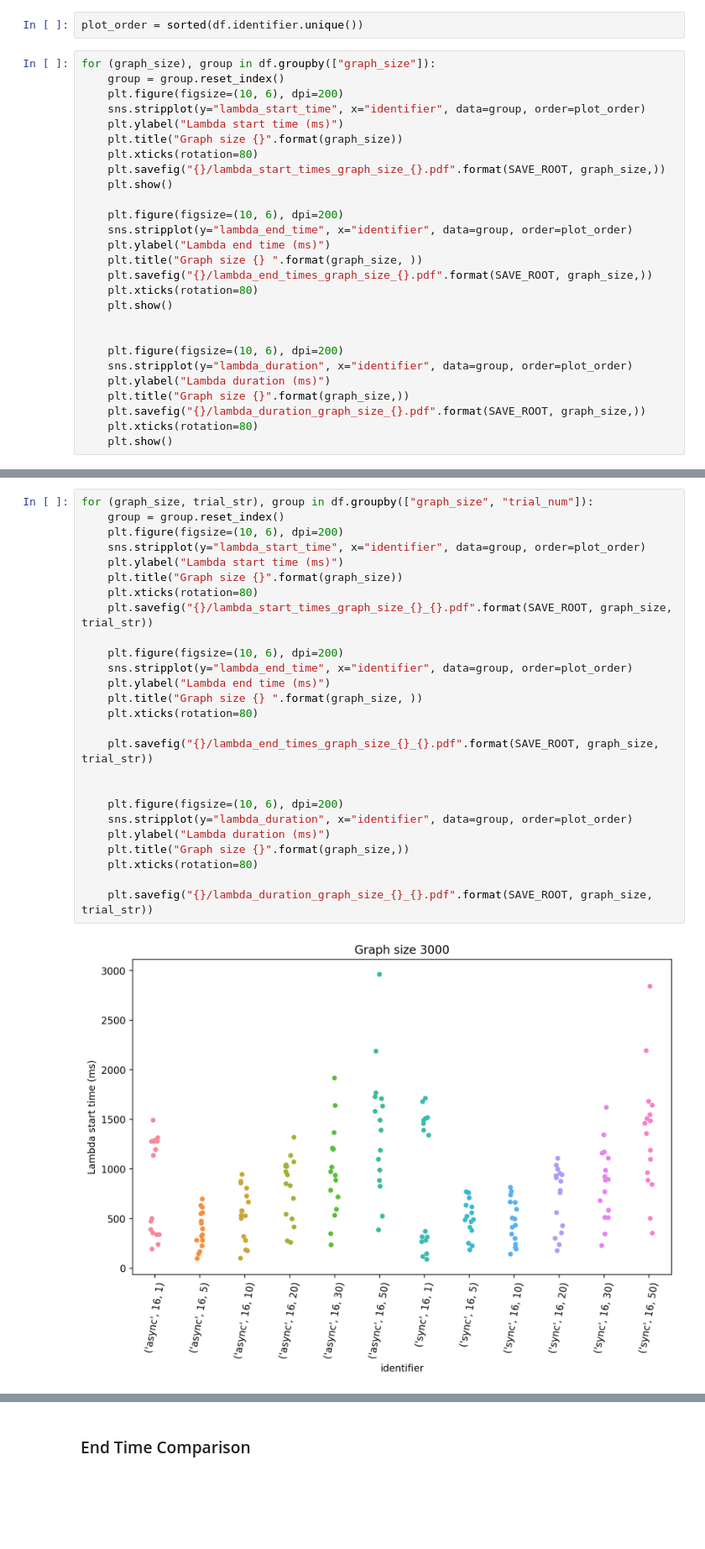
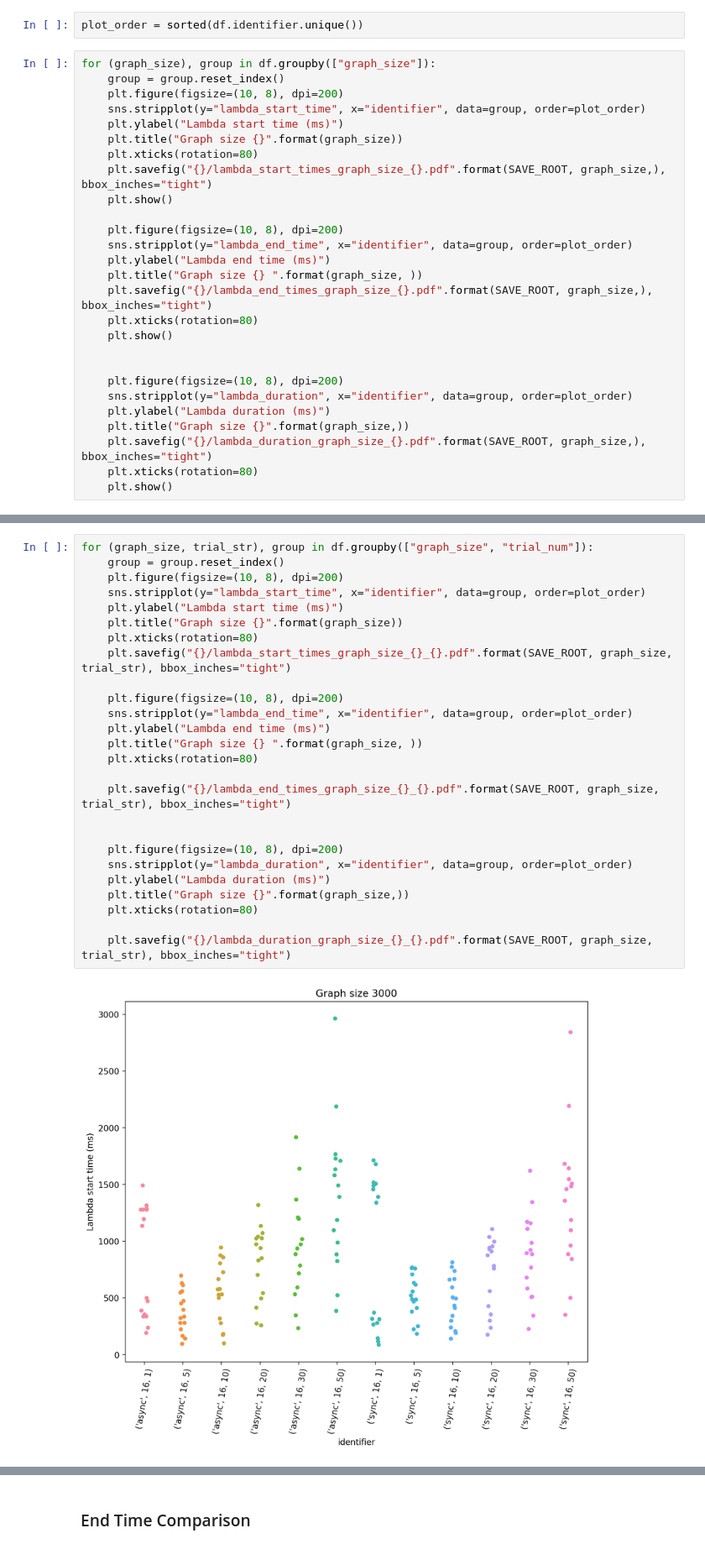
Before and after one commit to cryingpotat0/graph_mplambda, a Jupyter notebook: scripts/plotting-aggregate.ipynb, the cells around one changed output, grey strips where cells are left out. Shown at 84% size. Cells and saved outputs as stored; diff of their text form; blank space fills up the shorter version.

```diff
--- a/scripts/plotting-aggregate.ipynb
+++ b/scripts/plotting-aggregate.ipynb
@@ -58,28 +58,28 @@ plot_order = sorted(df.identifier.unique())
 # %%
 for (graph_size), group in df.groupby(["graph_size"]):
     group = group.reset_index()
-    plt.figure(figsize=(10, 6), dpi=200)
+    plt.figure(figsize=(10, 8), dpi=200)
     sns.stripplot(y="lambda_start_time", x="identifier", data=group, order=plot_order)
     plt.ylabel("Lambda start time (ms)")
     plt.title("Graph size {}".format(graph_size))
     plt.xticks(rotation=80)
-    plt.savefig("{}/lambda_start_times_graph_size_{}.pdf".format(SAVE_ROOT, graph_size,))
+    plt.savefig("{}/lambda_start_times_graph_size_{}.pdf".format(SAVE_ROOT, graph_size,), bbox_inches="tight")
     plt.show()
 
-    plt.figure(figsize=(10, 6), dpi=200)
+    plt.figure(figsize=(10, 8), dpi=200)
     sns.stripplot(y="lambda_end_time", x="identifier", data=group, order=plot_order)
     plt.ylabel("Lambda end time (ms)")
     plt.title("Graph size {} ".format(graph_size, ))
-    plt.savefig("{}/lambda_end_times_graph_size_{}.pdf".format(SAVE_ROOT, graph_size,))
+    plt.savefig("{}/lambda_end_times_graph_size_{}.pdf".format(SAVE_ROOT, graph_size,), bbox_inches="tight")
     plt.xticks(rotation=80)
     plt.show()
 
 
-    plt.figure(figsize=(10, 6), dpi=200)
+    plt.figure(figsize=(10, 8), dpi=200)
     sns.stripplot(y="lambda_duration", x="identifier", data=group, order=plot_order)
     plt.ylabel("Lambda duration (ms)")
     plt.title("Graph size {}".format(graph_size,))
-    plt.savefig("{}/lambda_duration_graph_size_{}.pdf".format(SAVE_ROOT, graph_size,))
+    plt.savefig("{}/lambda_duration_graph_size_{}.pdf".format(SAVE_ROOT, graph_size,), bbox_inches="tight")
     plt.xticks(rotation=80)
     plt.show()
 # %% [output]
@@ -89,28 +89,28 @@ for (graph_size), group in df.groupby(["graph_size"]):
 # %%
 for (graph_size, trial_str), group in df.groupby(["graph_size", "trial_num"]):
     group = group.reset_index()
-    plt.figure(figsize=(10, 6), dpi=200)
+    plt.figure(figsize=(10, 8), dpi=200)
     sns.stripplot(y="lambda_start_time", x="identifier", data=group, order=plot_order)
     plt.ylabel("Lambda start time (ms)")
     plt.title("Graph size {}".format(graph_size))
     plt.xticks(rotation=80)
-    plt.savefig("{}/lambda_start_times_graph_size_{}_{}.pdf".format(SAVE_ROOT, graph_size,  trial_str))
+    plt.savefig("{}/lambda_start_times_graph_size_{}_{}.pdf".format(SAVE_ROOT, graph_size,  trial_str), bbox_inches="tight")
 
-    plt.figure(figsize=(10, 6), dpi=200)
+    plt.figure(figsize=(10, 8), dpi=200)
     sns.stripplot(y="lambda_end_time", x="identifier", data=group, order=plot_order)
     plt.ylabel("Lambda end time (ms)")
     plt.title("Graph size {} ".format(graph_size, ))
     plt.xticks(rotation=80)
 
-    plt.savefig("{}/lambda_end_times_graph_size_{}_{}.pdf".format(SAVE_ROOT, graph_size, trial_str))
+    plt.savefig("{}/lambda_end_times_graph_size_{}_{}.pdf".format(SAVE_ROOT, graph_size, trial_str), bbox_inches="tight")
 
 
-    plt.figure(figsize=(10, 6), dpi=200)
+    plt.figure(figsize=(10, 8), dpi=200)
     sns.stripplot(y="lambda_duration", x="identifier", data=group, order=plot_order)
     plt.ylabel("Lambda duration (ms)")
     plt.title("Graph size {}".format(graph_size,))
     plt.xticks(rotation=80)
 
-    plt.savefig("{}/lambda_duration_graph_size_{}_{}.pdf".format(SAVE_ROOT, graph_size, trial_str))
+    plt.savefig("{}/lambda_duration_graph_size_{}_{}.pdf".format(SAVE_ROOT, graph_size, trial_str), bbox_inches="tight")
 # %% [output]
-[figure, old version]
+[figure, new version]
```
Also changed, not shown: parts of 6 cells of this notebook.
